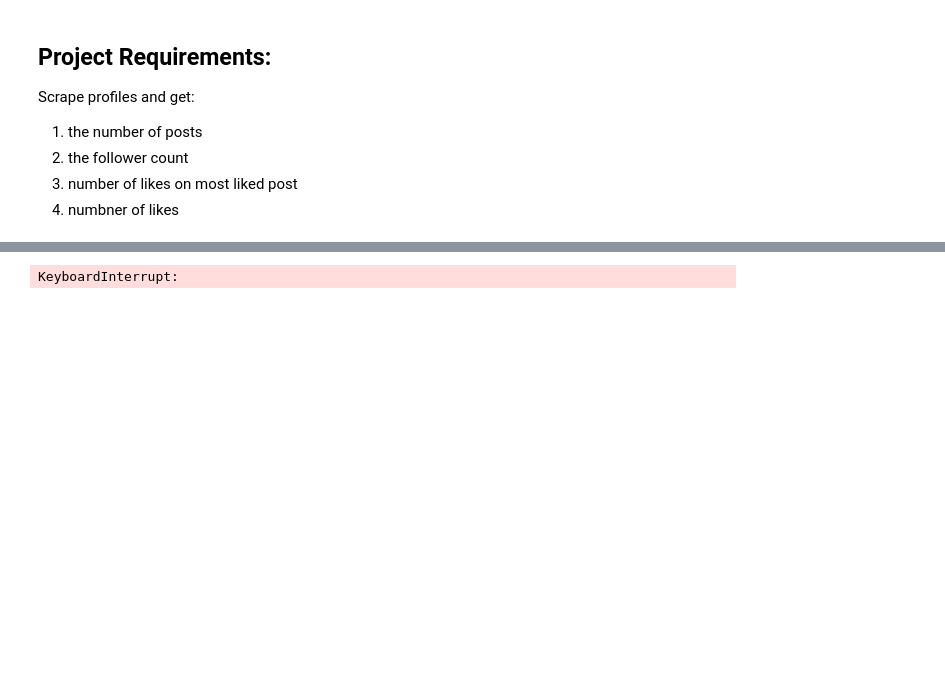
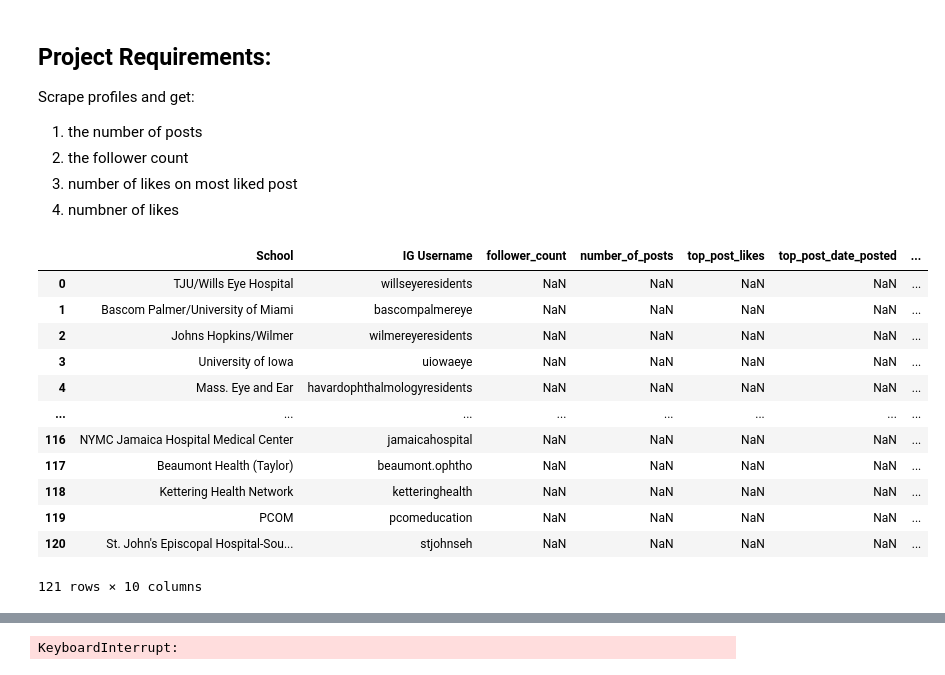
Before and after one commit to albert239825/InstagramScraper, a Jupyter notebook: InstagramScraperTest.ipynb, the cells around one changed output, grey strips where cells are left out. Saved outputs shown, nothing was run; the diff lists cells and outputs as text; code cells hidden in the pictures; blank space fills up the shorter version.

```diff
--- a/InstagramScraperTest.ipynb
+++ b/InstagramScraperTest.ipynb
@@ -40,3 +41,22 @@ def get_top_post (scraped_posts, cut_off_date = datetime(2021, 8,1)):
             print("Post posted on {}, after the deadline".format(datetime.fromtimestamp(post.timestamp)))
 
     return top_post
+# %%
+users = pd.read_csv("Social_Media_Study_Handles.csv")
+users = users.reindex(columns=[*users.columns, 'follower_count', 'number_of_posts', 'top_post_likes',
+'top_post_date_posted', 'top_post_url', 'first_post_likes', 'first_post_date_posted', 'first_post_url'], fill_value = np.NAN)
+users
+# %% [output]
+|  | School | IG Username | follower_count | number_of_posts | top_post_likes | top_post_date_posted | ... |
+| 0 | TJU/Wills Eye Hospital | willseyeresidents | NaN | NaN | NaN | NaN | ... |
+| 1 | Bascom Palmer/University of Miami | bascompalmereye | NaN | NaN | NaN | NaN | ... |
+| 2 | Johns Hopkins/Wilmer | wilmereyeresidents | NaN | NaN | NaN | NaN | ... |
+| 3 | University of Iowa | uiowaeye | NaN | NaN | NaN | NaN | ... |
+| 4 | Mass. Eye and Ear | havardophthalmologyresidents | NaN | NaN | NaN | NaN | ... |
+| ... | ... | ... | ... | ... | ... | ... | ... |
+| 116 | NYMC Jamaica Hospital Medical Center | jamaicahospital | NaN | NaN | NaN | NaN | ... |
+| 117 | Beaumont Health (Taylor) | beaumont.ophtho | NaN | NaN | NaN | NaN | ... |
+| 118 | Kettering Health Network | ketteringhealth | NaN | NaN | NaN | NaN | ... |
+| 119 | PCOM | pcomeducation | NaN | NaN | NaN | NaN | ... |
+| 120 | St. John's Episcopal Hospital-Sou... | stjohnseh | NaN | NaN | NaN | NaN | ... |
+121 rows × 10 columns
```
Also changed, not shown: parts of 12 cells of this notebook, 1 other file.
